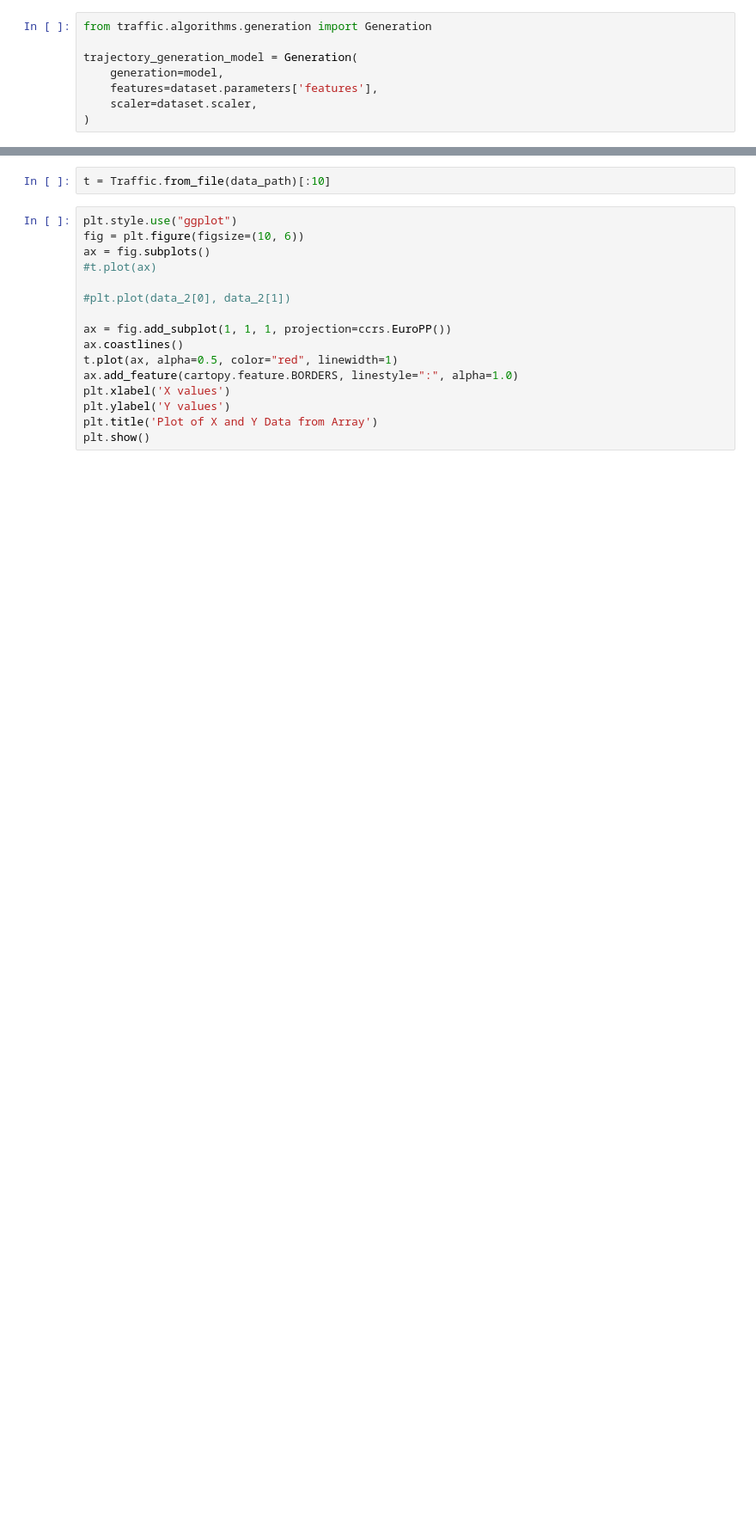
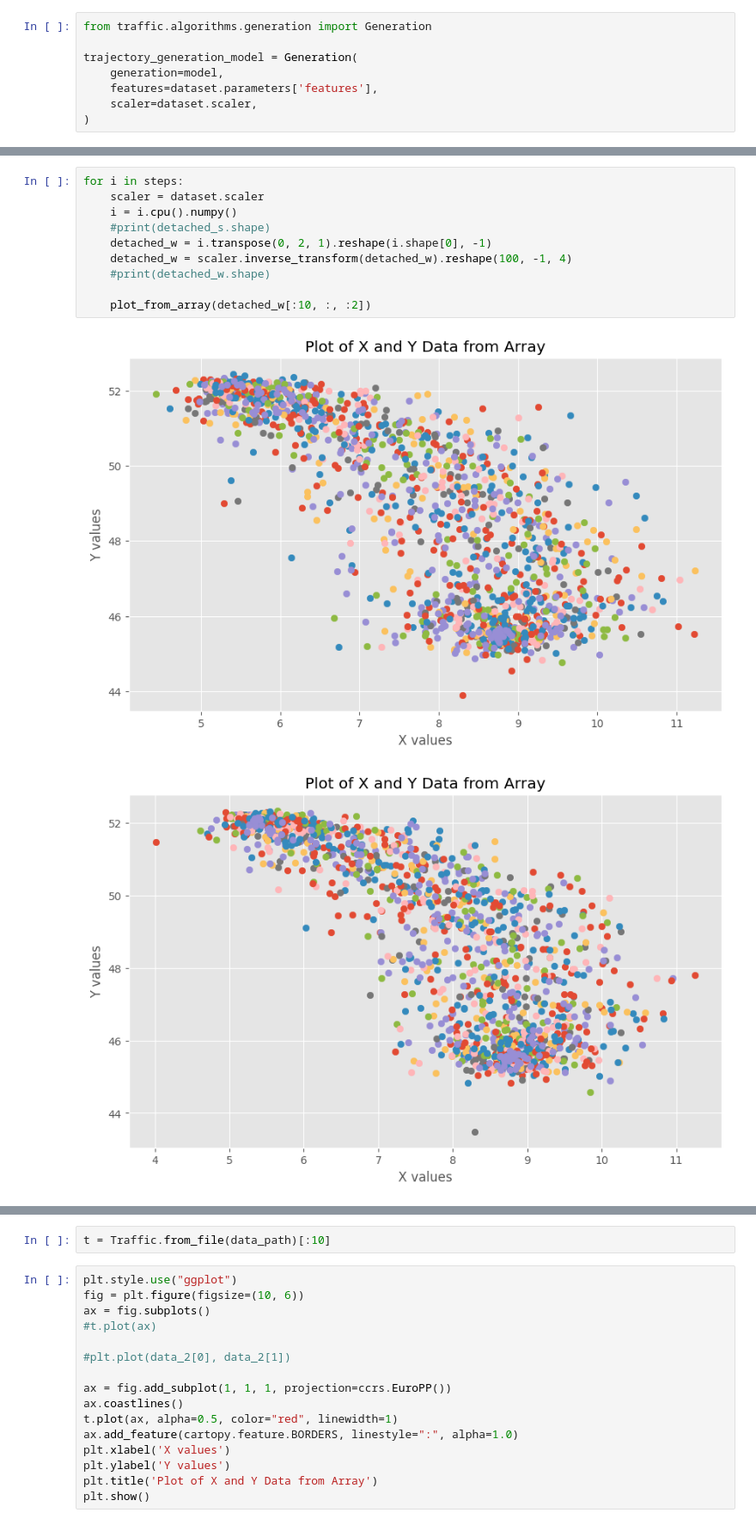
Before and after one commit to SynthAIr/DM_FM_Trajectories, a Jupyter notebook: src/generate_jupiter.ipynb, the cells around one changed output, grey strips where cells are left out. Shown at 86% size. Cells and saved outputs as stored; diff of their text form; blank space fills up the shorter version.

```diff
--- a/src/generate_jupiter.ipynb
+++ b/src/generate_jupiter.ipynb
@@ -250,0 +274,13 @@ plot_from_array(detached_s[:, :, :2])
+# %%
+for i in steps:
+    scaler = dataset.scaler
+    i = i.cpu().numpy()
+    #print(detached_s.shape)
+    detached_w = i.transpose(0, 2, 1).reshape(i.shape[0], -1)
+    detached_w = scaler.inverse_transform(detached_w).reshape(100, -1, 4)
+    #print(detached_w.shape)
+
+    plot_from_array(detached_w[:10, :, :2])
+# %% [output]
+[figure, added]
+[figure, added]
```
Also changed, not shown: parts of 12 cells of this notebook, 3 other files.
